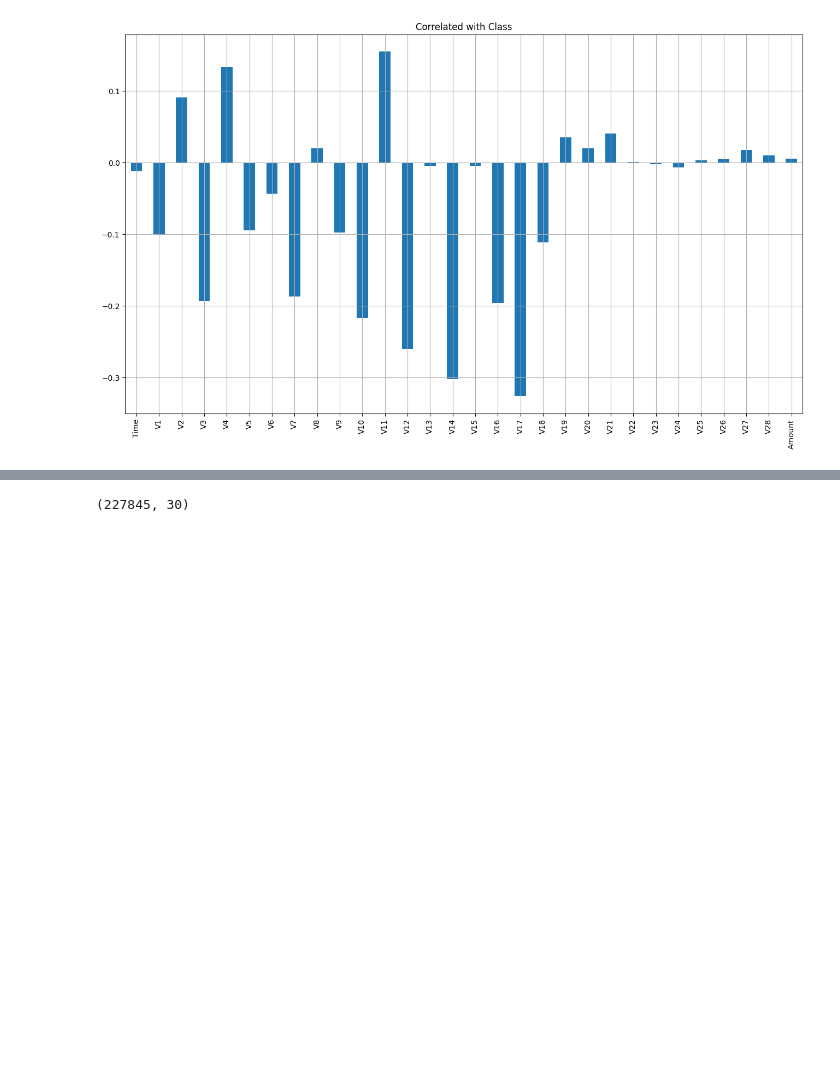
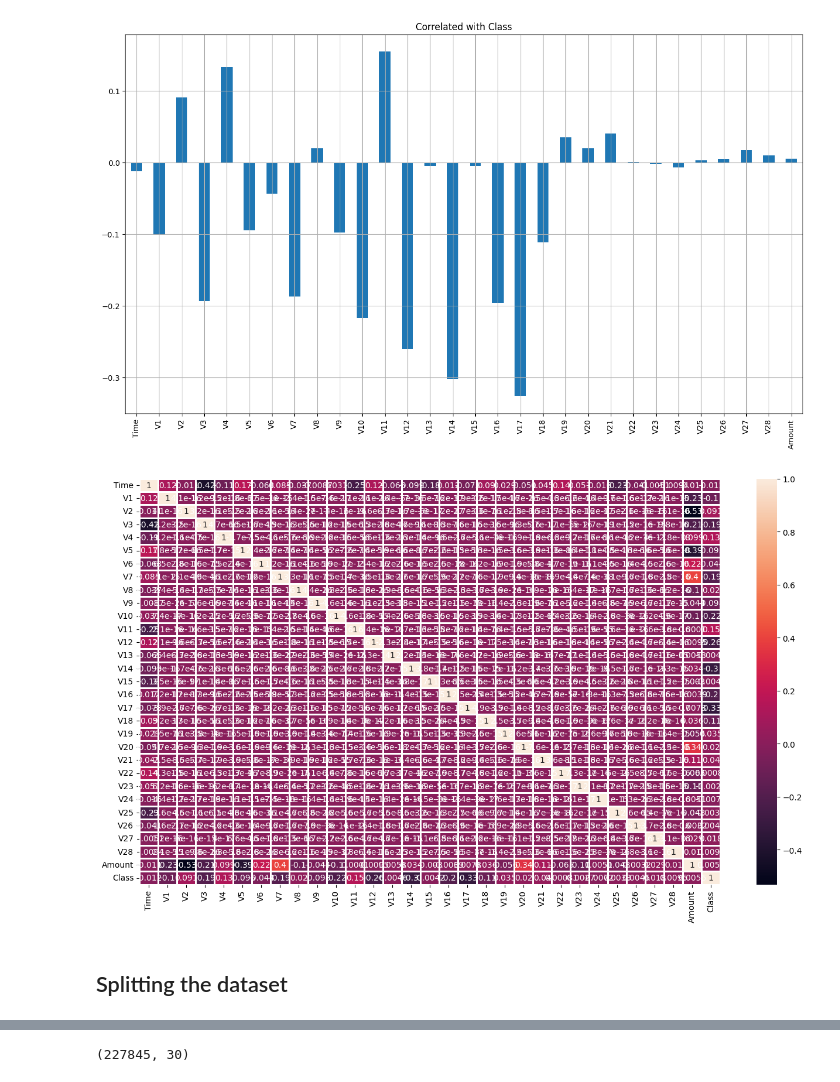
Before and after one commit to raya-rich/Credit-Card-Fraud-Detection, a Jupyter notebook: Credit card fraud detection.ipynb, the cells around one changed output, grey strips where cells are left out. Drawn from its saved outputs; the diff is of its cells as text; code cells hidden in the pictures; blank space fills up the shorter version.

```diff
--- a/Credit card fraud detection.ipynb
+++ b/Credit card fraud detection.ipynb
@@ -132,6 +140,13 @@ df_2.corrwith(df['Class']).plot.bar(
 [figure]
 # %%
 corr = df.corr()
+# %%
+plt.figure(figsize=(16, 9))
+ax = sns.heatmap(corr, annot=True, linewidths=2)
+# %% [output]
+[figure, added]
+# %% [markdown]
+## Splitting the dataset
 # %%
 df.head()
 # %% [output]
```
Also changed, not shown: parts of 37 cells of this notebook.
